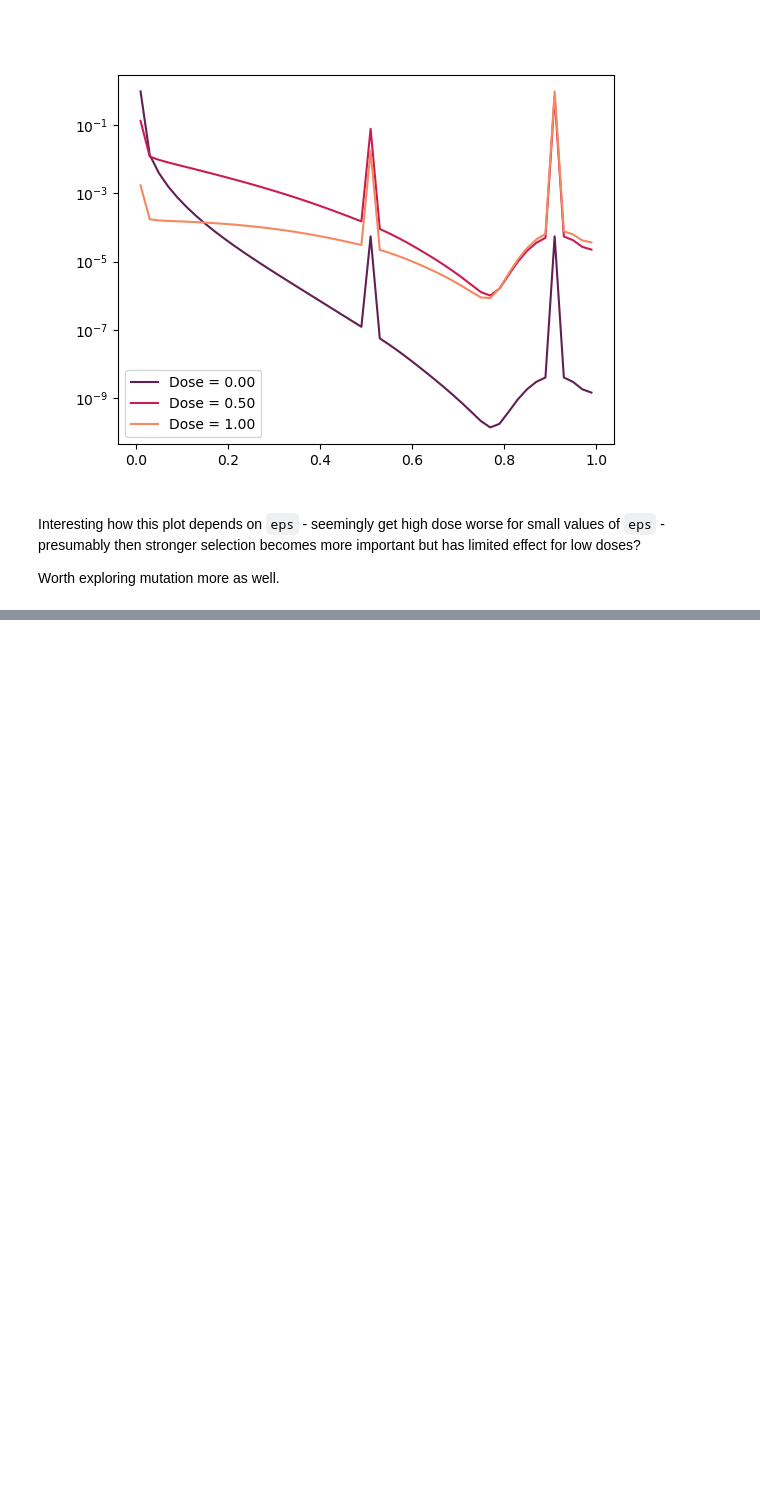
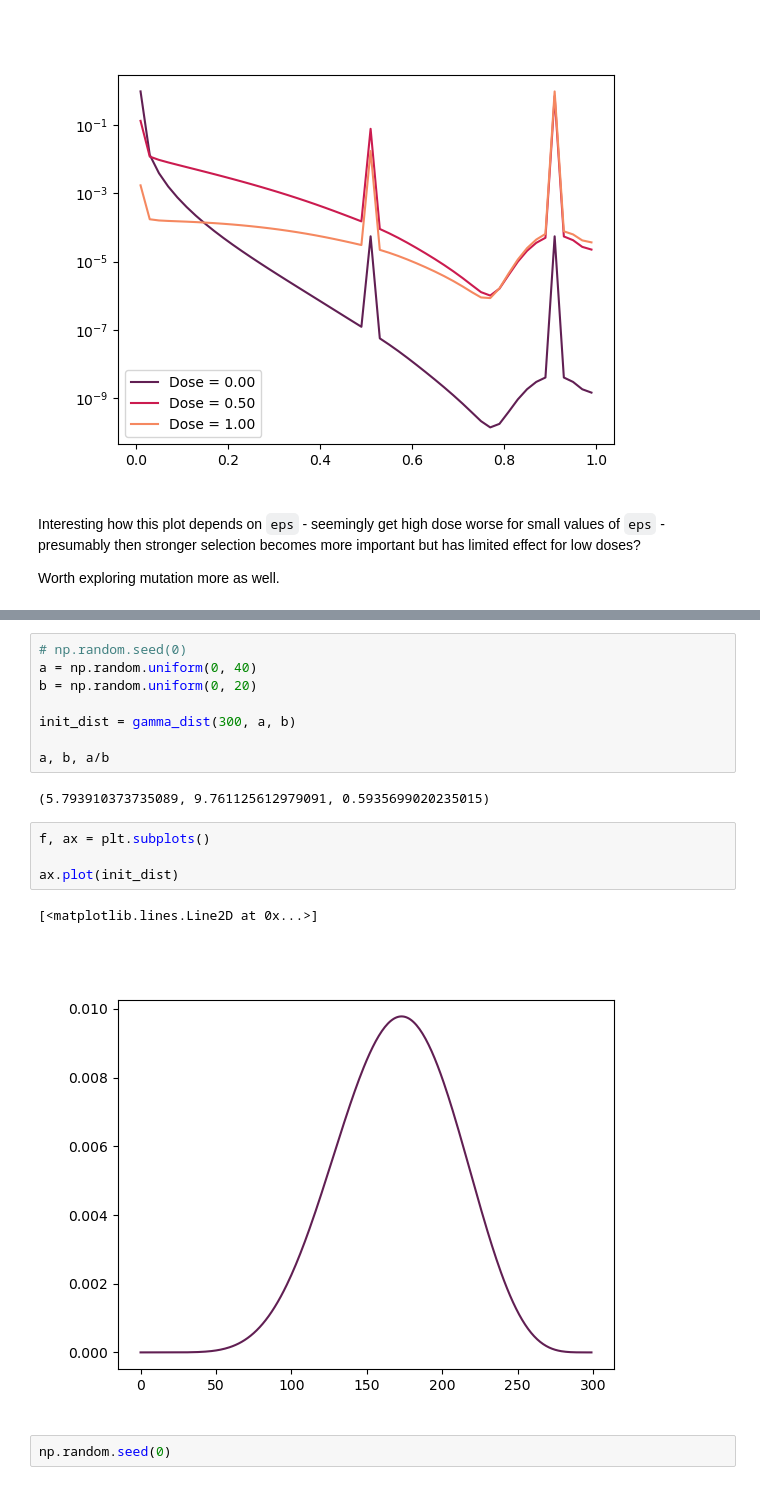
Before and after one commit to nt409/quant-res-doses, a Jupyter notebook: notebooks/102_initial_analysis.ipynb, the cells around one changed output, grey strips where cells are left out. Drawn from its saved outputs; the diff is of its cells as text; blank space fills up the shorter version.

```diff
--- a/notebooks/102_rough.ipynb
+++ b/notebooks/102_initial_analysis.ipynb
@@ -626,0 +757,19 @@ Worth exploring mutation more as well.
+# %%
+# np.random.seed(0)
+a = np.random.uniform(0, 40)
+b = np.random.uniform(0, 20)
+
+init_dist = gamma_dist(300, a, b)
+
+a, b, a/b
+# %% [output]
+(5.793910373735089, 9.761125612979091, 0.5935699020235015)
+# %%
+f, ax = plt.subplots()
+
+ax.plot(init_dist)
+# %% [output]
+[<matplotlib.lines.Line2D at 0x...>]
+[figure, added]
+# %%
+np.random.seed(0)
```
Also changed, not shown: parts of 80 cells of this notebook, 1 other file.
